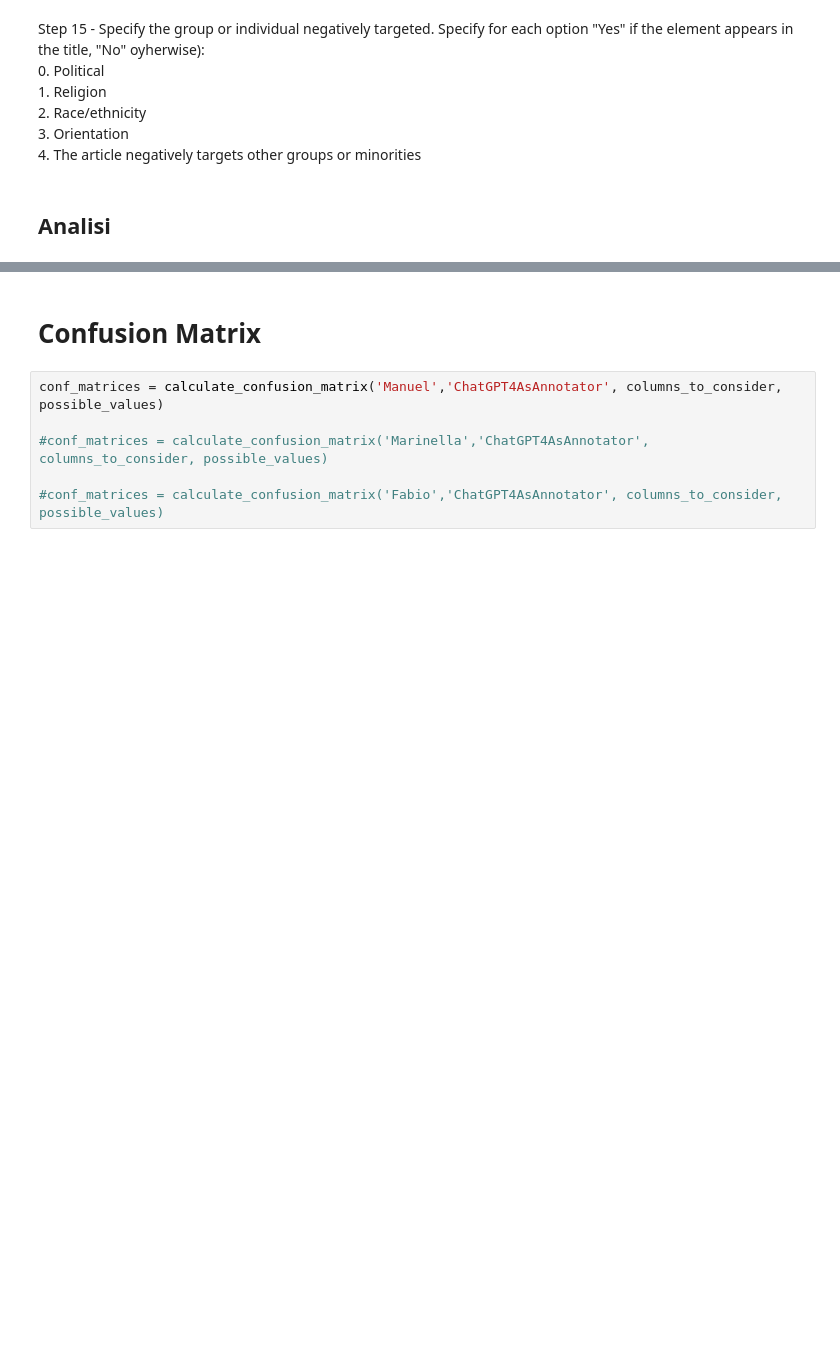
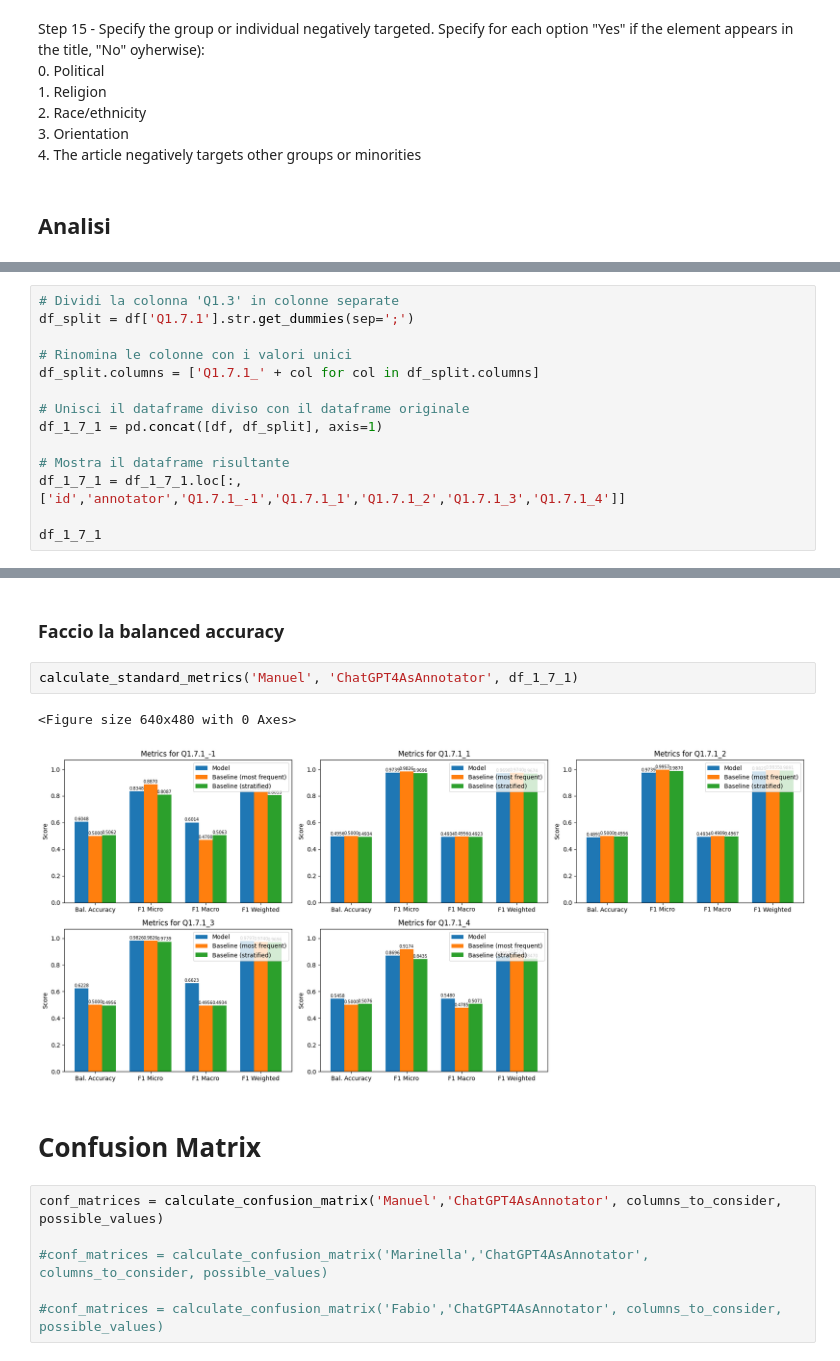
Before and after one commit to bianchi-john/ChatGPTAsAnnotator, a Jupyter notebook: Code/Comparison.ipynb, the cells around one changed output, grey strips where cells are left out. Cells and saved outputs as stored; diff of their text form; blank space fills up the shorter version.

```diff
--- a/Code/Comparison.ipynb
+++ b/Code/Comparison.ipynb
@@ -763,0 +792,14 @@ Step 15 - Specify the group or individual negatively targeted. Specify for each
+# %%
+# Dividi la colonna 'Q1.3' in colonne separate
+df_split = df['Q1.7.1'].str.get_dummies(sep=';')
+
+# Rinomina le colonne con i valori unici
+df_split.columns = ['Q1.7.1_' + col for col in df_split.columns]
+
+# Unisci il dataframe diviso con il dataframe originale
+df_1_7_1 = pd.concat([df, df_split], axis=1)
+
+# Mostra il dataframe risultante
+df_1_7_1 = df_1_7_1.loc[:, ['id','annotator','Q1.7.1_-1','Q1.7.1_1','Q1.7.1_2','Q1.7.1_3','Q1.7.1_4']]
+
+df_1_7_1
@@ -764,3 +820,10 @@ Step 15 - Specify the group or individual negatively targeted. Specify for each
+# %% [markdown]
+### Faccio la balanced accuracy
+# %%
+calculate_standard_metrics('Manuel', 'ChatGPT4AsAnnotator', df_1_7_1)
+# %% [output]
+<Figure size 640x480 with 0 Axes>
+[figure, added]
 # %% [markdown]
 # Confusion Matrix
 # %%
```
Also changed, not shown: parts of 8 cells of this notebook, 3 other files.
